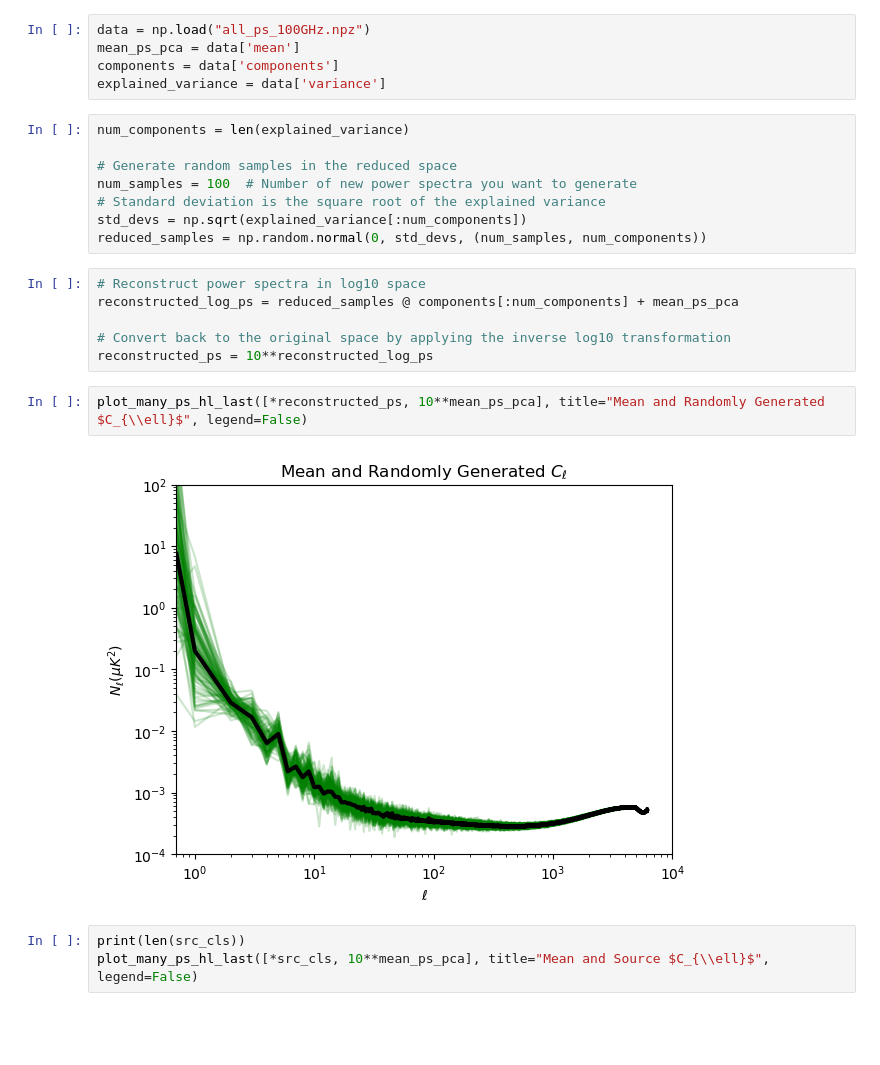
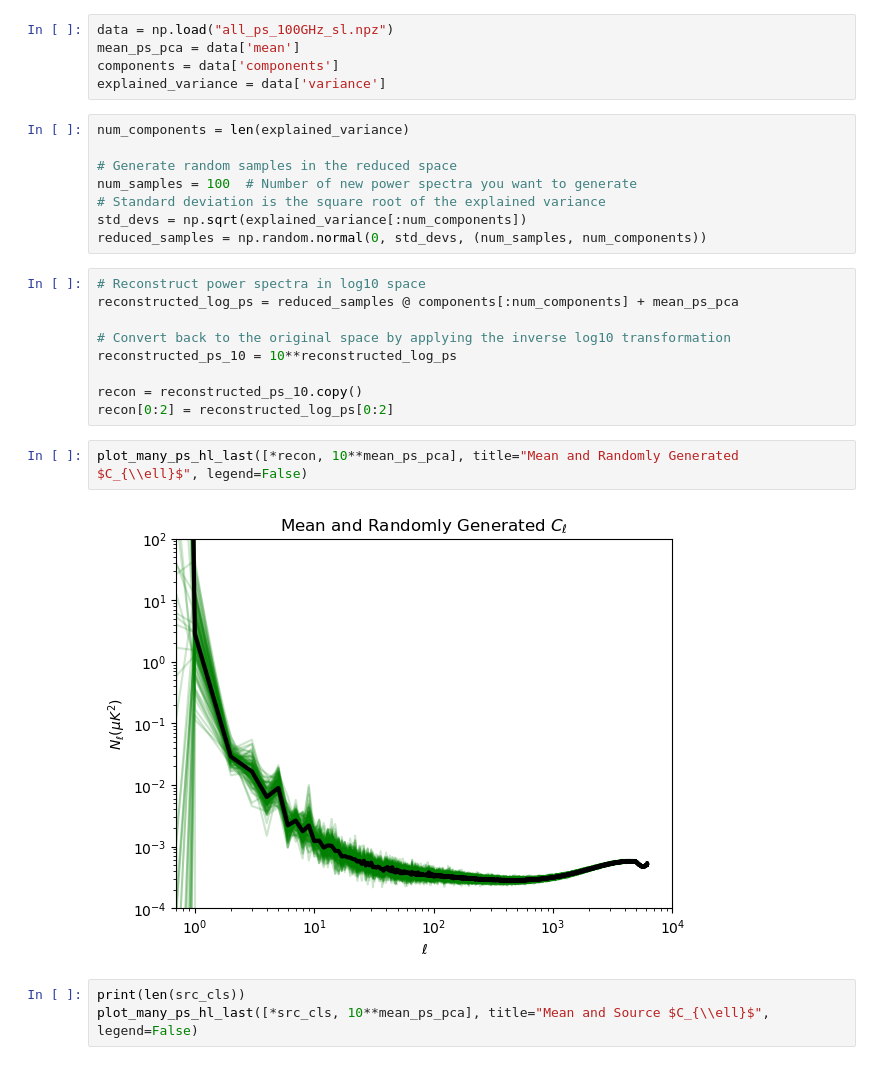
Before and after one commit to CMB-ML/variance_map_ps, a Jupyter notebook: planck_sims_get_mean_cov_cl.ipynb, the cells around one changed output. Saved outputs shown, nothing was run; the diff lists cells and outputs as text; blank space fills up the shorter version.

```diff
--- a/planck_sims_get_mean_cov_cl.ipynb
+++ b/planck_sims_get_mean_cov_cl.ipynb
@@ -416,7 +548,7 @@ mean_ps_pca.shape, components.shape, explained_variance.shape
 # %% [output]
 ((6144,), (82, 6144), (82,))
 # %%
-data = np.load("all_ps_100GHz.npz")
+data = np.load("all_ps_100GHz_sl.npz")
 mean_ps_pca = data['mean']
 components = data['components']
 explained_variance = data['variance']
@@ -433,11 +565,14 @@ reduced_samples = np.random.normal(0, std_devs, (num_samples, num_components))
 reconstructed_log_ps = reduced_samples @ components[:num_components] + mean_ps_pca
 
 # Convert back to the original space by applying the inverse log10 transformation
-reconstructed_ps = 10**reconstructed_log_ps
+reconstructed_ps_10 = 10**reconstructed_log_ps
+
+recon = reconstructed_ps_10.copy()
+recon[0:2] = reconstructed_log_ps[0:2]
 # %%
-plot_many_ps_hl_last([*reconstructed_ps, 10**mean_ps_pca], title="Mean and Randomly Generated $C_{\\ell}$", legend=False)
+plot_many_ps_hl_last([*recon, 10**mean_ps_pca], title="Mean and Randomly Generated $C_{\\ell}$", legend=False)
 # %% [output]
-[figure, old version]
+[figure, new version]
 # %%
 print(len(src_cls))
 plot_many_ps_hl_last([*src_cls, 10**mean_ps_pca], title="Mean and Source $C_{\\ell}$", legend=False)
```
Also changed, not shown: parts of 19 cells of this notebook, 32 other files.
